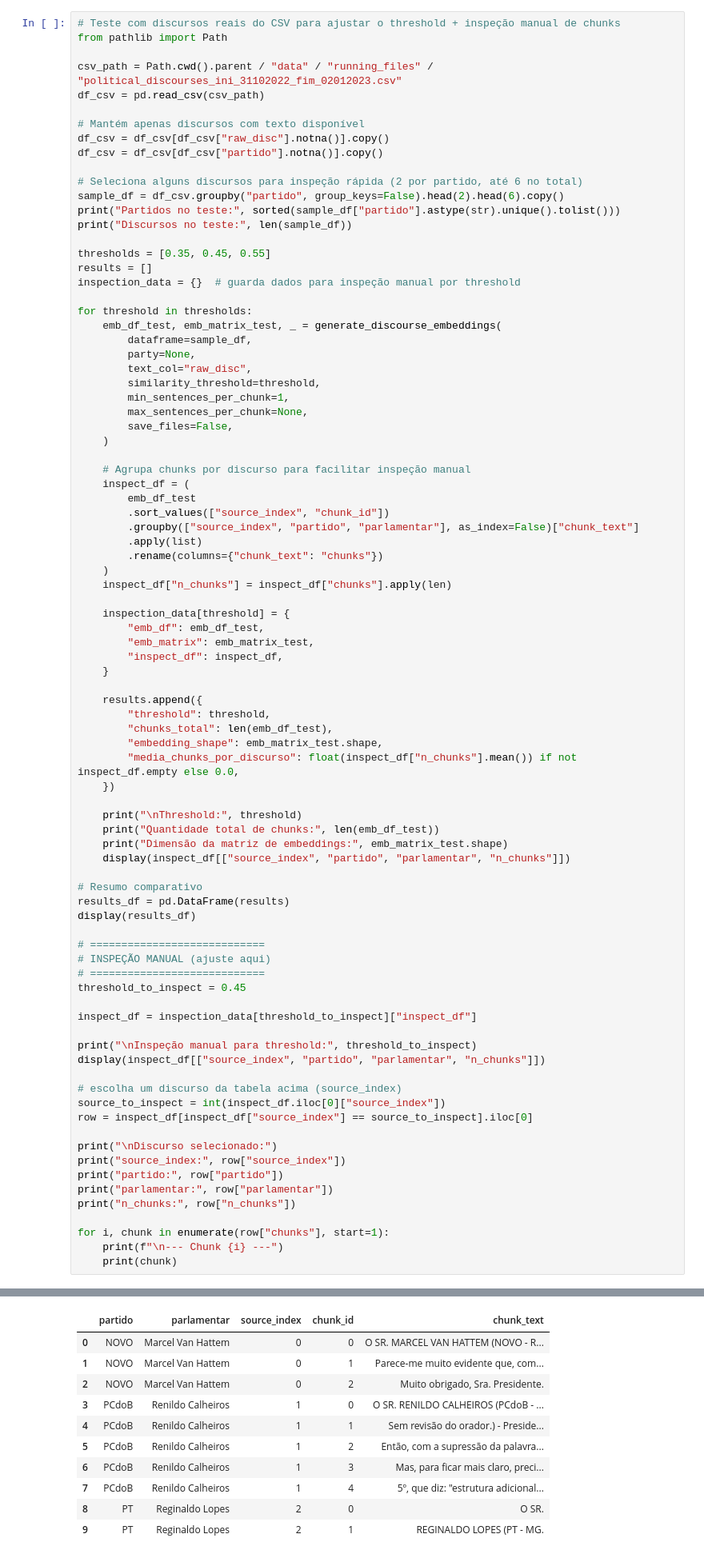
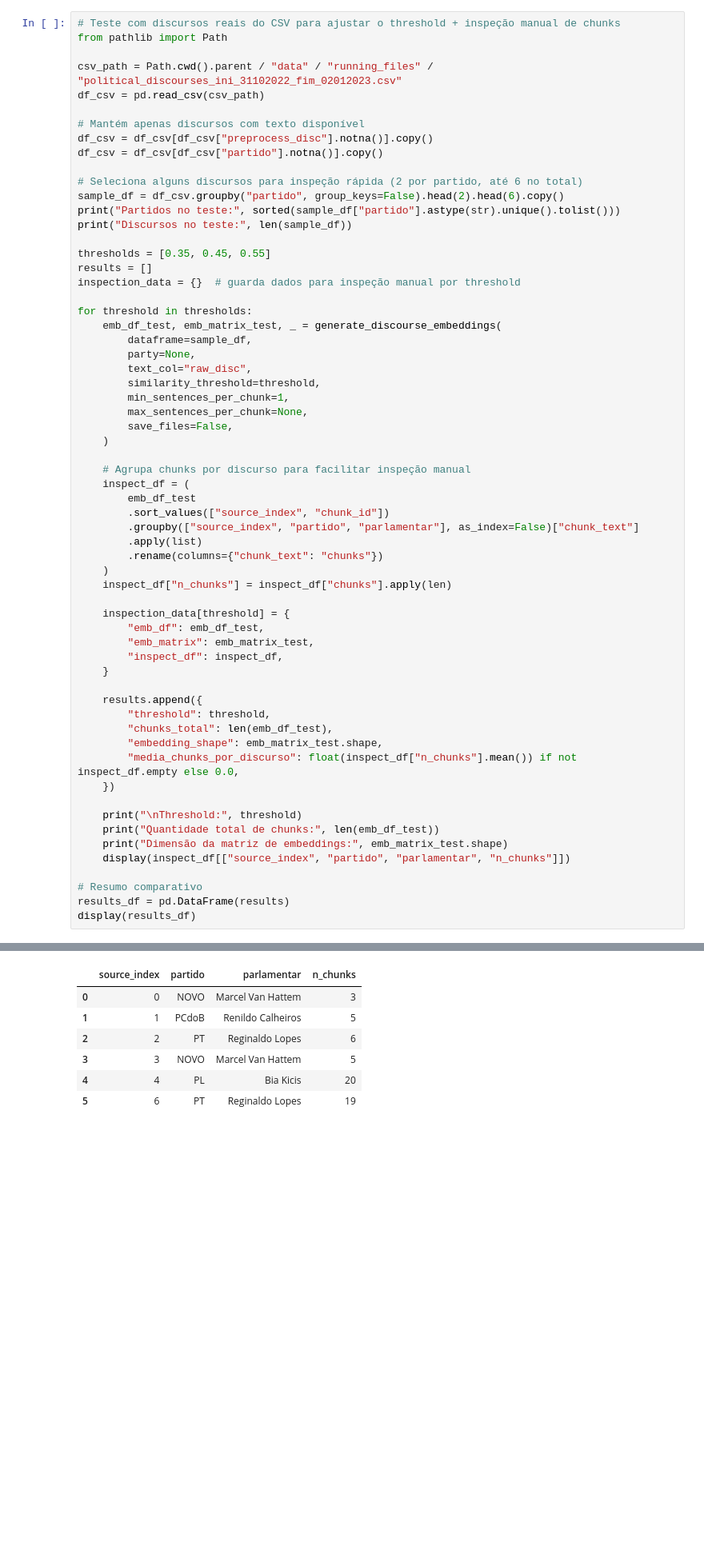
Before and after one commit to LuizBrandi/political-discourse-analysis, a Jupyter notebook: notebooks/discourse_extraction.ipynb, the cells around one changed output, grey strips where cells are left out. Shown at 80% size. Drawn from its saved outputs; the diff is of its cells as text; blank space fills up the shorter version.

```diff
--- a/notebooks/discourse_extraction.ipynb
+++ b/notebooks/discourse_extraction.ipynb
@@ -97,7 +102,7 @@ csv_path = Path.cwd().parent / "data" / "running_files" / "political_discourses_
 df_csv = pd.read_csv(csv_path)
 
 # Mantém apenas discursos com texto disponível
-df_csv = df_csv[df_csv["raw_disc"].notna()].copy()
+df_csv = df_csv[df_csv["preprocess_disc"].notna()].copy()
 df_csv = df_csv[df_csv["partido"].notna()].copy()
 
 # Seleciona alguns discursos para inspeção rápida (2 por partido, até 6 no total)
@@ -151,30 +156,6 @@ for threshold in thresholds:
 # Resumo comparativo
 results_df = pd.DataFrame(results)
 display(results_df)
-
-# ============================
-# INSPEÇÃO MANUAL (ajuste aqui)
-# ============================
-threshold_to_inspect = 0.45
-
-inspect_df = inspection_data[threshold_to_inspect]["inspect_df"]
-
-print("\nInspeção manual para threshold:", threshold_to_inspect)
-display(inspect_df[["source_index", "partido", "parlamentar", "n_chunks"]])
-
-# escolha um discurso da tabela acima (source_index)
-source_to_inspect = int(inspect_df.iloc[0]["source_index"])
-row = inspect_df[inspect_df["source_index"] == source_to_inspect].iloc[0]
-
-print("\nDiscurso selecionado:")
-print("source_index:", row["source_index"])
-print("partido:", row["partido"])
-print("parlamentar:", row["parlamentar"])
-print("n_chunks:", row["n_chunks"])
-
-for i, chunk in enumerate(row["chunks"], start=1):
-    print(f"\n--- Chunk {i} ---")
-    print(chunk)
 # %% [output]
 Partidos no teste: ['NOVO', 'PCdoB', 'PL', 'PT']
 Discursos no teste: 6
@@ -198,15 +177,11 @@ Quantidade de chunks: 58
 Dimensão da matriz de embeddings: (58, 384)
-|  | partido | parlamentar | source_index | chunk_id | chunk_text |
-| 0 | NOVO | Marcel Van Hattem | 0 | 0 | O SR. MARCEL VAN HATTEM (NOVO - R... |
-| 1 | NOVO | Marcel Van Hattem | 0 | 1 | Parece-me muito evidente que, com... |
-| 2 | NOVO | Marcel Van Hattem | 0 | 2 | Muito obrigado, Sra. Presidente. |
-| 3 | PCdoB | Renildo Calheiros | 1 | 0 | O SR. RENILDO CALHEIROS (PCdoB - ... |
-| 4 | PCdoB | Renildo Calheiros | 1 | 1 | Sem revisão do orador.) - Preside... |
-| 5 | PCdoB | Renildo Calheiros | 1 | 2 | Então, com a supressão da palavra... |
-| 6 | PCdoB | Renildo Calheiros | 1 | 3 | Mas, para ficar mais claro, preci... |
-| 7 | PCdoB | Renildo Calheiros | 1 | 4 | 5º, que diz: "estrutura adicional... |
-| 8 | PT | Reginaldo Lopes | 2 | 0 | O SR. |
-| 9 | PT | Reginaldo Lopes | 2 | 1 | REGINALDO LOPES (PT - MG. |
+|  | source_index | partido | parlamentar | n_chunks |
+| 0 | 0 | NOVO | Marcel Van Hattem | 3 |
+| 1 | 1 | PCdoB | Renildo Calheiros | 5 |
+| 2 | 2 | PT | Reginaldo Lopes | 6 |
+| 3 | 3 | NOVO | Marcel Van Hattem | 5 |
+| 4 | 4 | PL | Bia Kicis | 20 |
+| 5 | 6 | PT | Reginaldo Lopes | 19 |
 ...................................................
 ... Função generate_discourse_embeddings iniciada ...
 BertModel LOAD REPORT from: sentence-transformers/paraphrase-multilingual-MiniLM-L12-v2
```
Also changed, not shown: parts of 11 cells of this notebook, 5 other files.
